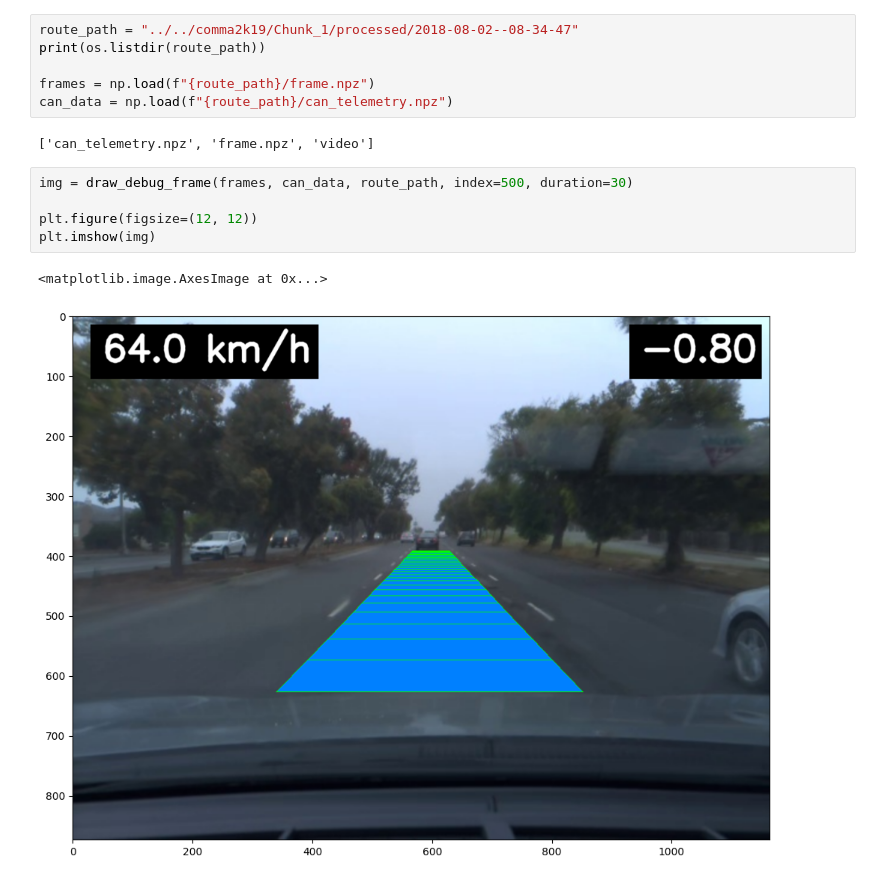
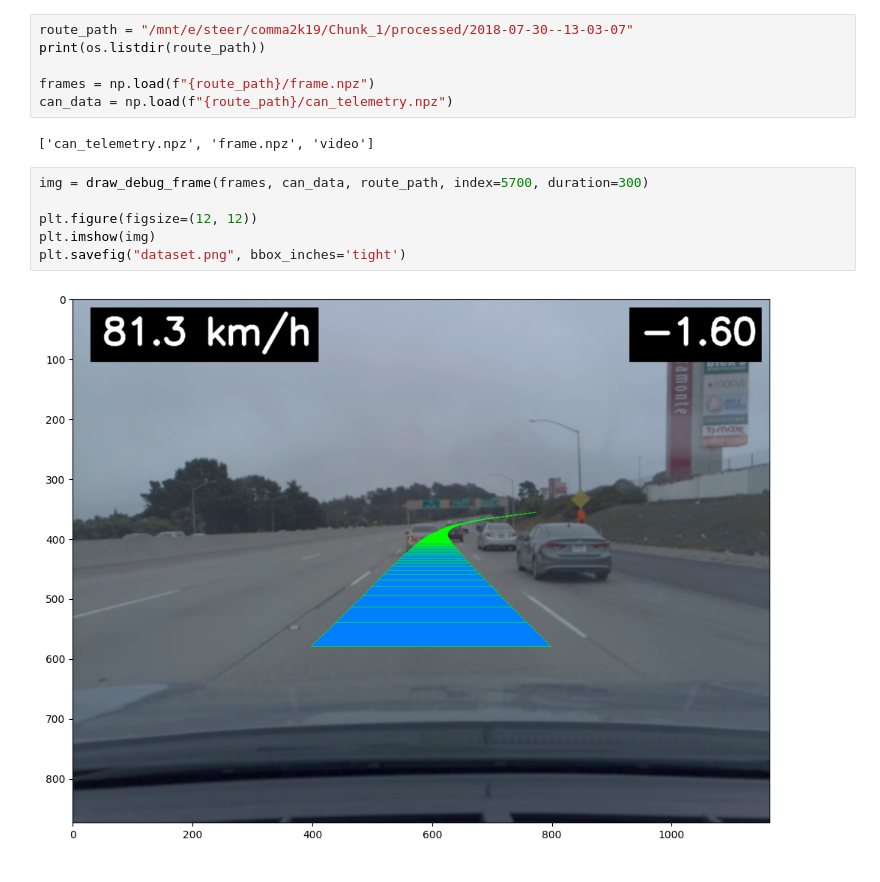
Before and after one commit to stefanasandei/steer, a Jupyter notebook: notebooks/viz.ipynb, the cells around one changed output. Cells and saved outputs as stored; diff of their text form.

```diff
--- a/notebooks/viz.ipynb
+++ b/notebooks/viz.ipynb
@@ -9,7 +9,7 @@ import os
 
 from lib.drawing import draw_debug_frame
 # %%
-route_path = "../../comma2k19/Chunk_1/processed/2018-08-02--08-34-47"
+route_path = "/mnt/e/steer/comma2k19/Chunk_1/processed/2018-07-30--13-03-07"
 print(os.listdir(route_path))
 
 frames = np.load(f"{route_path}/frame.npz")
@@ -17,10 +17,10 @@ can_data = np.load(f"{route_path}/can_telemetry.npz")
 # %% [output]
 ['can_telemetry.npz', 'frame.npz', 'video']
 # %%
-img = draw_debug_frame(frames, can_data, route_path, index=500, duration=30)
+img = draw_debug_frame(frames, can_data, route_path, index=5700, duration=300)
 
 plt.figure(figsize=(12, 12))
 plt.imshow(img)
+plt.savefig("dataset.png", bbox_inches='tight')
 # %% [output]
-<matplotlib.image.AxesImage at 0x...>
-[figure, old version]
+[figure, new version]
```
Also changed, not shown: 9 other files.
